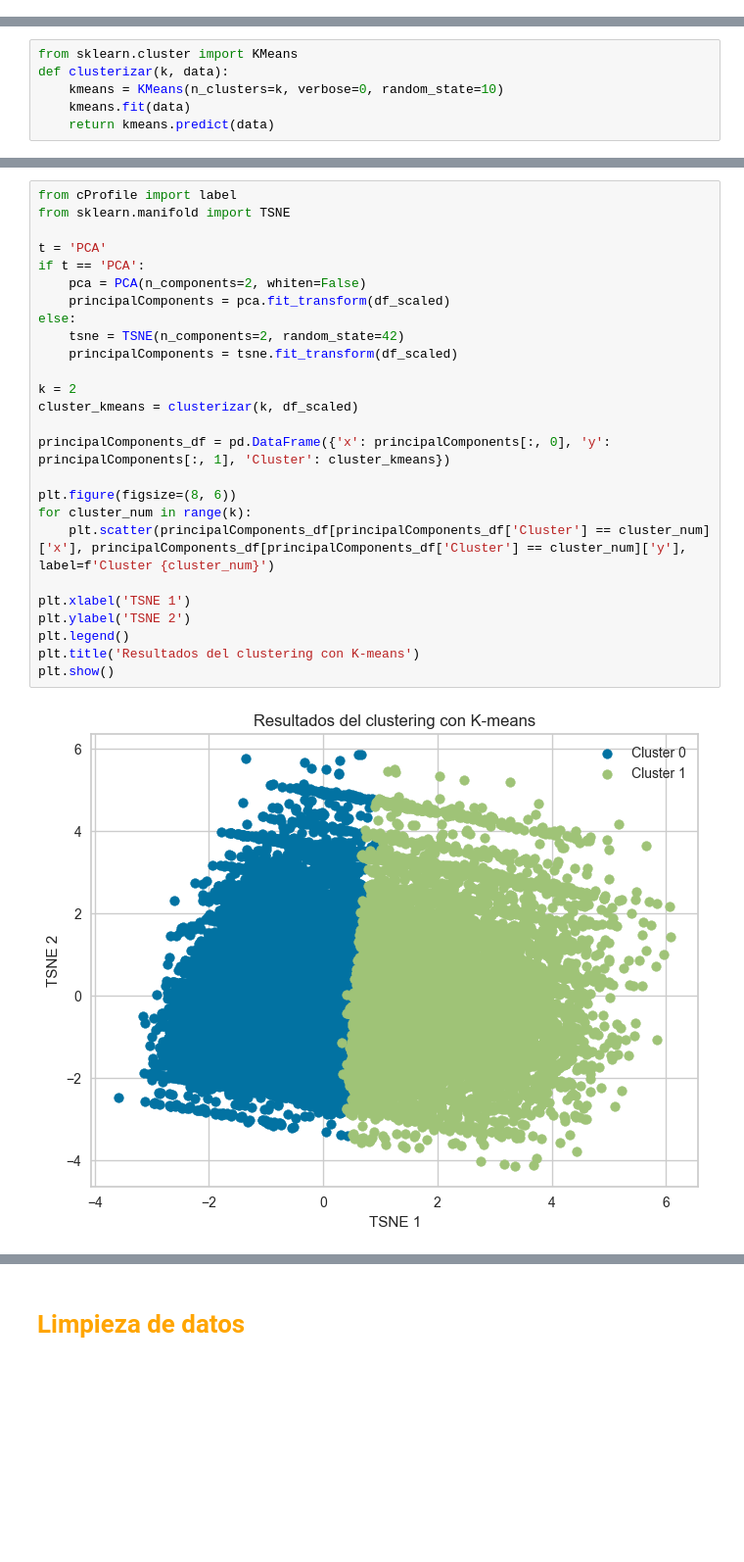
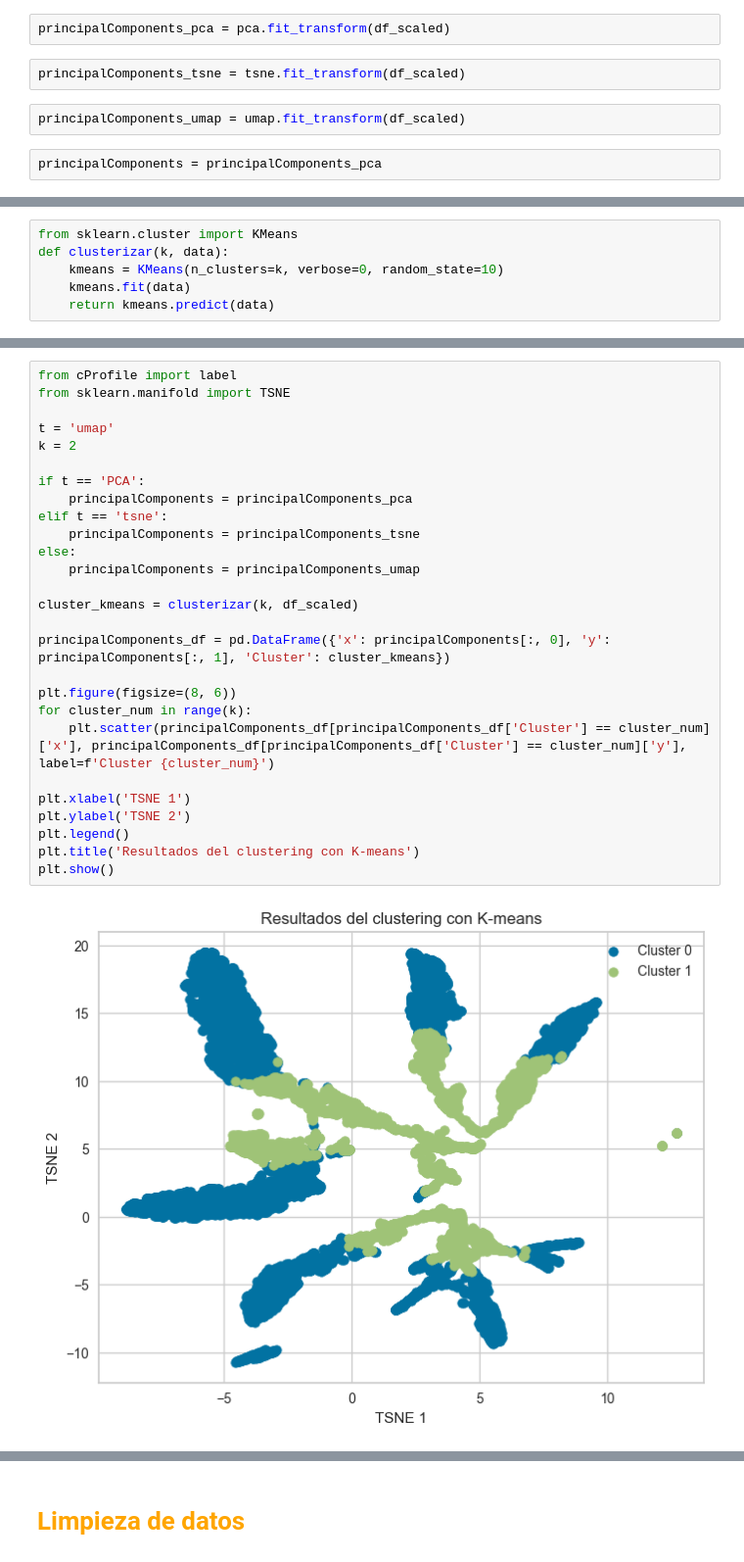
Before and after one commit to gonbenini/ciencia-datos-tpe, a Jupyter notebook: entregable.ipynb, the cells around one changed output, grey strips where cells are left out. Shown at 98% size. Drawn from its saved outputs; the diff is of its cells as text; blank space fills up the shorter version.

```diff
--- a/entregable.ipynb
+++ b/entregable.ipynb
@@ -375,3 +358,11 @@ principalComponents = pca.fit_transform(df_scaled)
+# %%
+principalComponents_pca = pca.fit_transform(df_scaled)
+# %%
+principalComponents_tsne = tsne.fit_transform(df_scaled)
+# %%
+principalComponents_umap = umap.fit_transform(df_scaled)
+# %%
+principalComponents = principalComponents_pca
 # %%
 plt.scatter(principalComponents[:,0], principalComponents[:,1])
 plt.grid(True)
@@ -594,29 +585,30 @@ Silhouette score: 0.1922
 # %%
 from cProfile import label
 from sklearn.manifold import TSNE
 
-t = 'PCA'
+t = 'umap'
+k = 2
+
 if t == 'PCA':
-    pca = PCA(n_components=2, whiten=False)
-    principalComponents = pca.fit_transform(df_scaled)
+    principalComponents = principalComponents_pca
+elif t == 'tsne':
+    principalComponents = principalComponents_tsne
 else:
-    tsne = TSNE(n_components=2, random_state=42)
-    principalComponents = tsne.fit_transform(df_scaled)
+    principalComponents = principalComponents_umap
 
-k = 2
 cluster_kmeans = clusterizar(k, df_scaled)
 
 principalComponents_df = pd.DataFrame({'x': principalComponents[:, 0], 'y': principalComponents[:, 1], 'Cluster': cluster_kmeans})
 
 plt.figure(figsize=(8, 6))
 for cluster_num in range(k):
     plt.scatter(principalComponents_df[principalComponents_df['Cluster'] == cluster_num]['x'], principalComponents_df[principalComponents_df['Cluster'] == cluster_num]['y'], label=f'Cluster {cluster_num}')
 
 plt.xlabel('TSNE 1')
 plt.ylabel('TSNE 2')
 plt.legend()
 plt.title('Resultados del clustering con K-means')
 plt.show()
 # %% [output]
-[figure, old version]
+[figure, new version]
 # %%
```
Also changed, not shown: parts of 20 cells of this notebook.
